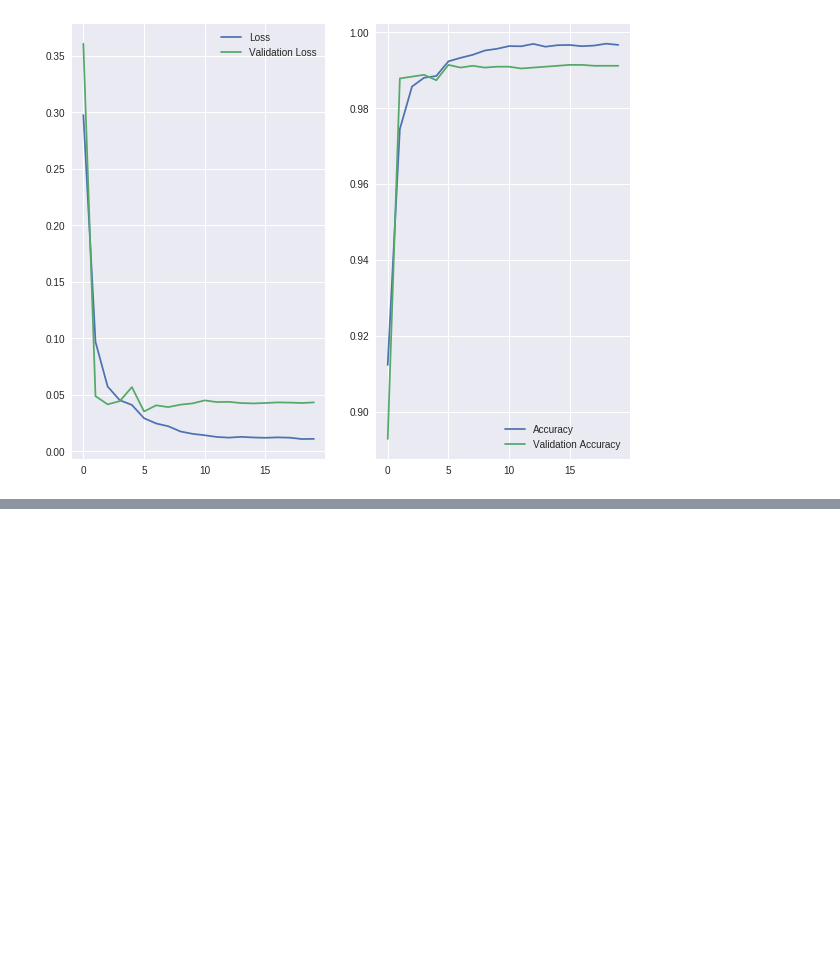
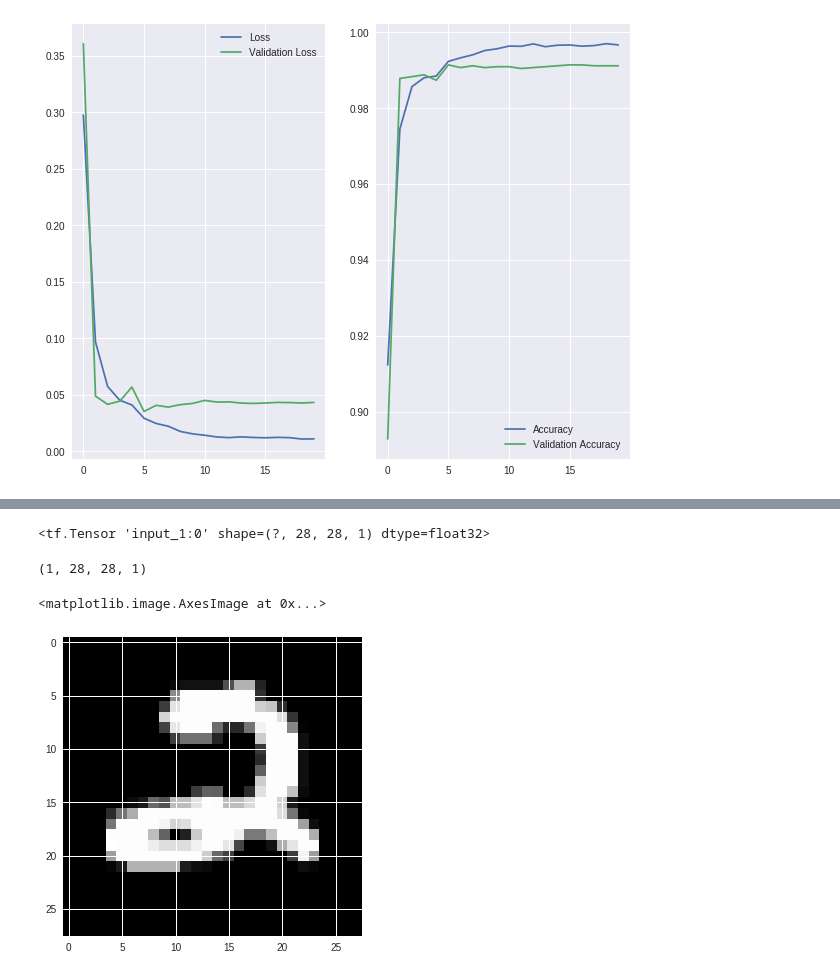
Before and after one commit to shivam-kotwalia/data-science-project, a Jupyter notebook: Visualize_CNN_with_keras.ipynb, the cells around one changed output, grey strips where cells are left out. Saved outputs shown, nothing was run; the diff lists cells and outputs as text; code cells hidden in the pictures; blank space fills up the shorter version.

Commit message:
Added Model Interpretation (Viz)

```diff
--- a/Visualize_CNN_with_keras.ipynb
+++ b/Visualize_CNN_with_keras.ipynb
@@ -226,0 +265,14 @@ model_history = model.fit(X_train, Y_train, validation_data=(X_val, Y_val), epoc
+# %%
+model.input
+# %% [output]
+<tf.Tensor 'input_1:0' shape=(?, 28, 28, 1) dtype=float32>
+# %%
+test_image = df_test.loc[0].values.reshape(-1, 28, 28, 1)
+test_image.shape
+# %% [output]
+(1, 28, 28, 1)
+# %%
+plt.imshow(test_image.reshape((28, 28)), cmap="gray")
+# %% [output]
+<matplotlib.image.AxesImage at 0x...>
+[figure, added]
```
Also changed, not shown: parts of 12 cells of this notebook.
